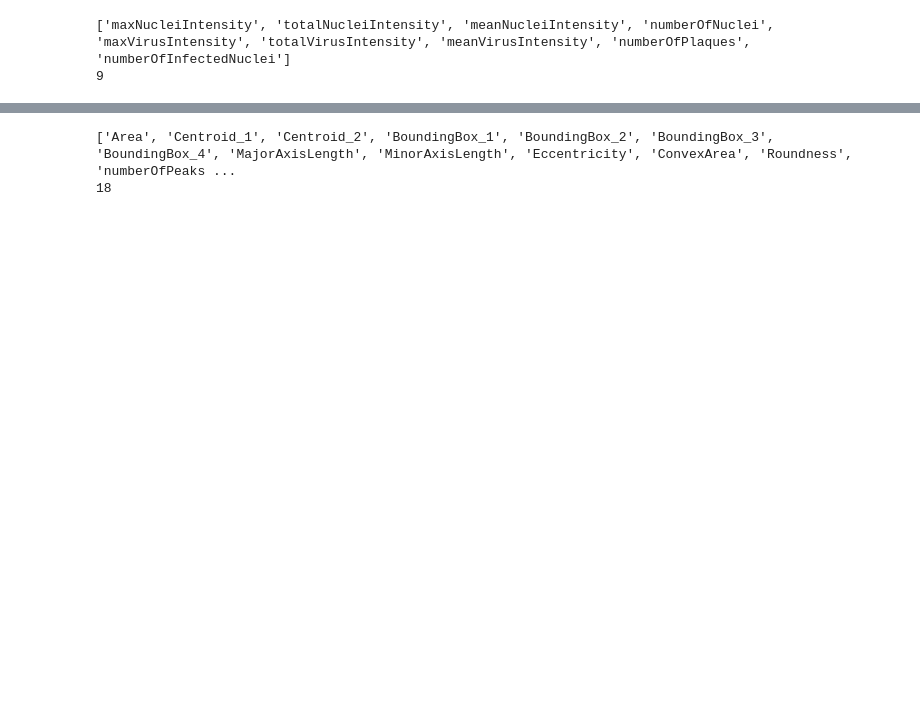
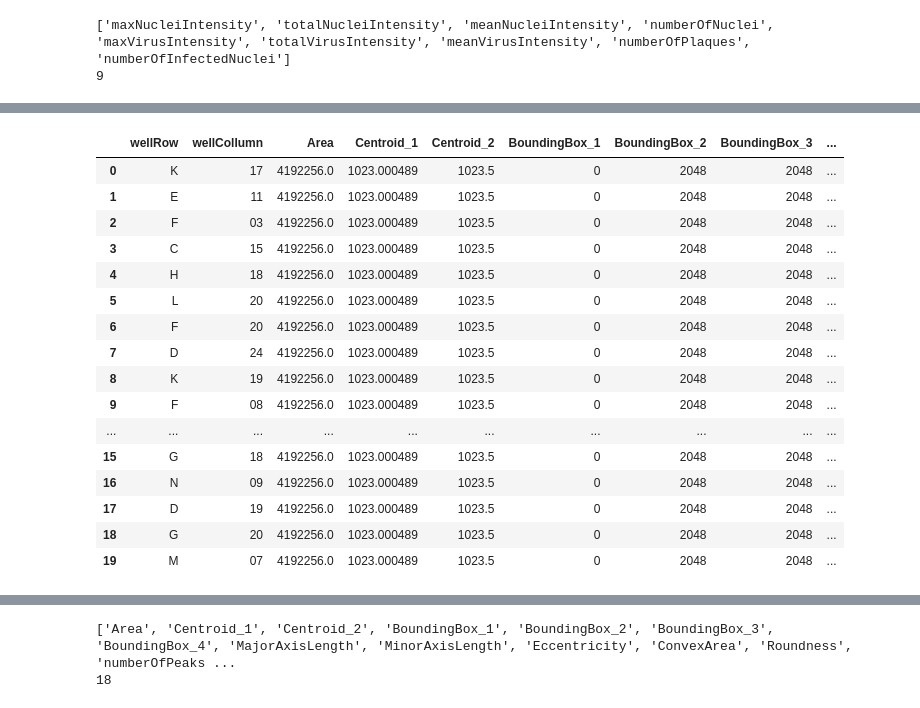
Before and after one commit to plaque2/PyPlaque, a Jupyter notebook: notebooks/visualization/comparison_barchart.ipynb, the cells around one changed output, grey strips where cells are left out. Cells and saved outputs as stored; diff of their text form; code cells hidden in the pictures; blank space fills up the shorter version.

```diff
--- a/notebooks/visualization/comparison_barchart.ipynb
+++ b/notebooks/visualization/comparison_barchart.ipynb
@@ -147,8 +148,8 @@ print(sample_matlab_results_image_w2.shape)
 #itself, for objects it is a bit difficult since we need to lookup and match the centroid
 
 #loading multiple plates and plate masks as an experiment
-exp = ExperimentFluorescencePlaque('../../data/samples_fluorescent_plaques/images',
-                                   '../../data/samples_fluorescent_plaques/masks')
+exp = ExperimentFluorescencePlaque('../../../../data_backup/samples_fluorescent_plaques/images',
+                                   '../../../../data_backup/samples_fluorescent_plaques/masks')
 
 #In this case the individual plates are of 384 well plates for fluorescence plaques and
 #their corresponding mask directories
@@ -367,12 +208,0 @@ C:\Users\Vardan\plaque\data\ecc_test\A02_w2.tif
-# %%
-plq_objects = plq_image_readout.get_plaque_objects()
-print(len(plq_objects))
-
-plq_object_readout = plq_image_readout.call_plaque_object_readout(plq_objects[0],
-                                                                      virus_params)
-
-print(plq_object_readout.get_centroid())
-print(plq_object_readout.get_area())
-print(plq_object_readout.get_eccentricity())
-print(plq_object_readout.get_major_minor_axis_length())
-print(plq_object_readout.roundness())
@@ -868 +624,21 @@ differences_df_object['meanIntensity'] = mean_intensity_GFP_diff
+# %%
+abs_df_object
+# %% [output]
+|  | wellRow | wellCollumn | Area | Centroid_1 | Centroid_2 | BoundingBox_1 | BoundingBox_2 | BoundingBox_3 | ... |
+| 0 | K | 17 | 4192256.0 | 1023.000489 | 1023.5 | 0 | 2048 | 2048 | ... |
+| 1 | E | 11 | 4192256.0 | 1023.000489 | 1023.5 | 0 | 2048 | 2048 | ... |
+| 2 | F | 03 | 4192256.0 | 1023.000489 | 1023.5 | 0 | 2048 | 2048 | ... |
+| 3 | C | 15 | 4192256.0 | 1023.000489 | 1023.5 | 0 | 2048 | 2048 | ... |
+| 4 | H | 18 | 4192256.0 | 1023.000489 | 1023.5 | 0 | 2048 | 2048 | ... |
+| 5 | L | 20 | 4192256.0 | 1023.000489 | 1023.5 | 0 | 2048 | 2048 | ... |
+| 6 | F | 20 | 4192256.0 | 1023.000489 | 1023.5 | 0 | 2048 | 2048 | ... |
+| 7 | D | 24 | 4192256.0 | 1023.000489 | 1023.5 | 0 | 2048 | 2048 | ... |
+| 8 | K | 19 | 4192256.0 | 1023.000489 | 1023.5 | 0 | 2048 | 2048 | ... |
+| 9 | F | 08 | 4192256.0 | 1023.000489 | 1023.5 | 0 | 2048 | 2048 | ... |
+| ... | ... | ... | ... | ... | ... | ... | ... | ... | ... |
+| 15 | G | 18 | 4192256.0 | 1023.000489 | 1023.5 | 0 | 2048 | 2048 | ... |
+| 16 | N | 09 | 4192256.0 | 1023.000489 | 1023.5 | 0 | 2048 | 2048 | ... |
+| 17 | D | 19 | 4192256.0 | 1023.000489 | 1023.5 | 0 | 2048 | 2048 | ... |
+| 18 | G | 20 | 4192256.0 | 1023.000489 | 1023.5 | 0 | 2048 | 2048 | ... |
+| 19 | M | 07 | 4192256.0 | 1023.000489 | 1023.5 | 0 | 2048 | 2048 | ... |
 # %%
```
Also changed, not shown: parts of 37 cells of this notebook, 16 other files.
